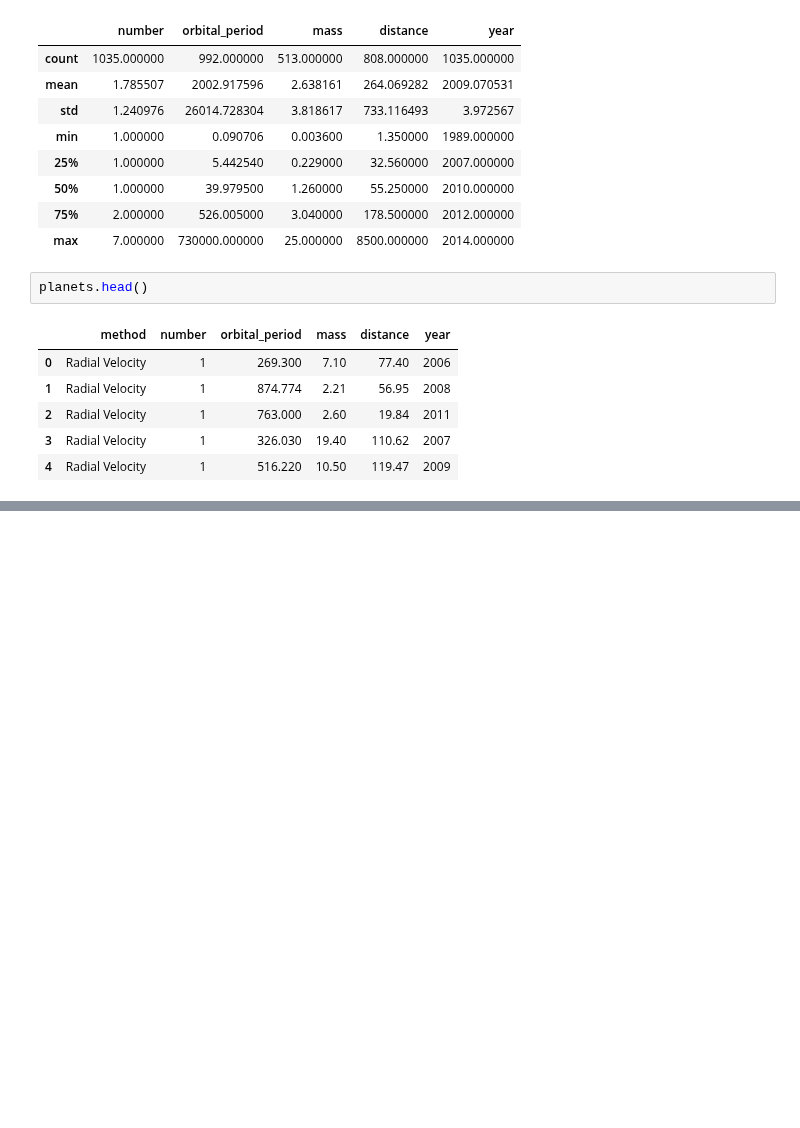
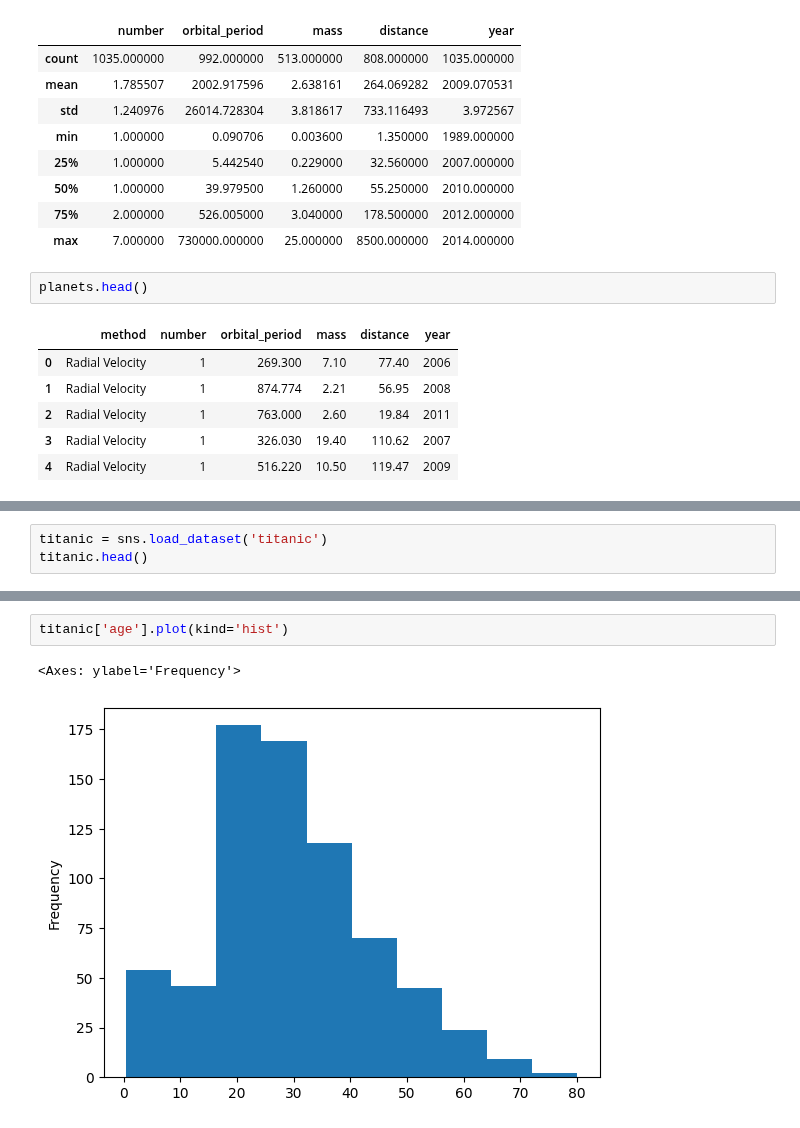
Before and after one commit to ntlong-NEU/DSEB65A-DataPre-Visual, a Jupyter notebook: Lesson3.ipynb, the cells around one changed output, grey strips where cells are left out. Cells and saved outputs as stored; diff of their text form; blank space fills up the shorter version.

```diff
--- a/Lesson3.ipynb
+++ b/Lesson3.ipynb
@@ -90,0 +566,3 @@ planets.head()
+# %%
+titanic = sns.load_dataset('titanic')
+titanic.head()
@@ -90,0 +609,5 @@ planets.head()
+# %%
+titanic['age'].plot(kind='hist')
+# %% [output]
+<Axes: ylabel='Frequency'>
+[figure, added]
```
Also changed, not shown: parts of 50 cells of this notebook, 1 other file.
